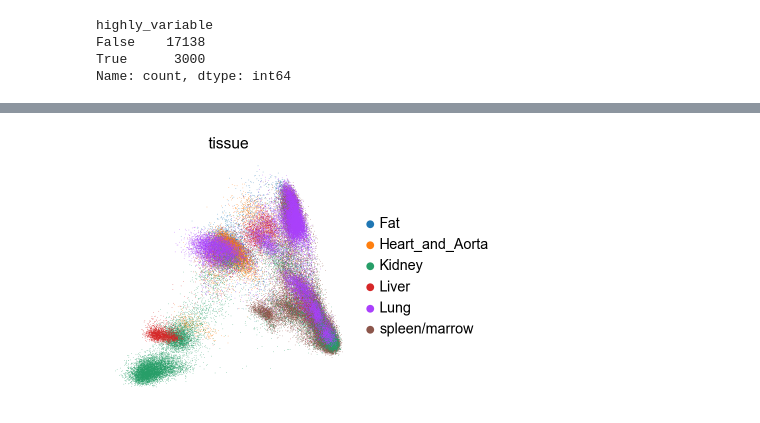
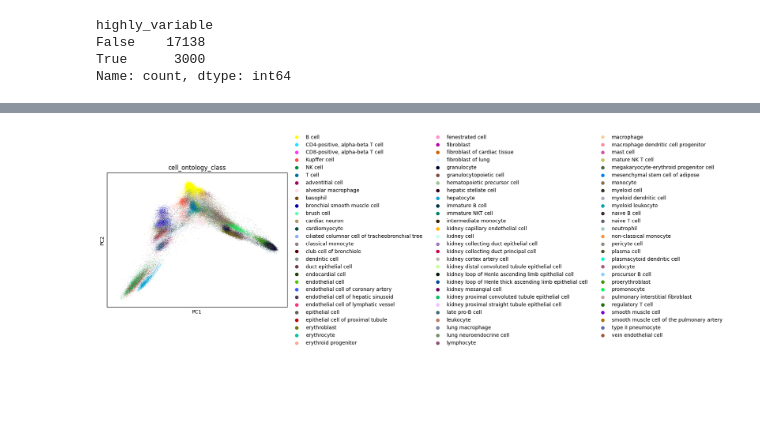
Before and after one commit to baoluwei7-lang/-, a Jupyter notebook: notebooks/04_QC.ipynb, the cells around one changed output, grey strips where cells are left out. Cells and saved outputs as stored; diff of their text form; code cells hidden in the pictures; blank space fills up the shorter version.

```diff
--- a/notebooks/04_QC.ipynb
+++ b/notebooks/04_QC.ipynb
@@ -32,11 +28,11 @@ sc.settings.set_figure_params(dpi=80, facecolor="white", frameon=False)
 # %%
 samples = {
-    "adata_fat": r"D:\Desktop\--main\data_interim\adata_Fat_standardized.h5ad",
-    "adata_spleen_marrow": r"D:\Desktop\--main\data_interim\adata_spleen_marrow_standardized.h5ad",
-    "adata_heart_and_aorta": r"D:\Desktop\--main\data_interim\adata_Heart_and_Aorta_standardized.h5ad",
-    "adata_kidney": r"D:\Desktop\--main\data_interim\adata_Kidney_standardized.h5ad",
-    "adata_liver": r"D:\Desktop\--main\data_interim\adata_Liver_standardized.h5ad",
-    "adata_lung": r"D:\Desktop\--main\data_interim\adata_Lung_standardized.h5ad",
+    "adata_fat": r"D:\Desktop\--main\data_interim\Fat_checked.h5ad",
+    "adata_spleen_marrow": r"D:\Desktop\--main\data_interim\spleen_marrow_checked.h5ad",
+    "adata_heart_and_aorta": r"D:\Desktop\--main\data_interim\Heart_and_Aorta_checked.h5ad",
+    "adata_kidney": r"D:\Desktop\--main\data_interim\Kidney_checked.h5ad",
+    "adata_liver": r"D:\Desktop\--main\data_interim\Liver_checked.h5ad",
+    "adata_lung": r"D:\Desktop\--main\data_interim\Lung_checked.h5ad",
 }
 adatas = {}
 for sample_id, path in samples.items():
@@ -339,10 +277,0 @@ with open("../workflows/01_qc_v1.ga","w") as f:
-# %%
-# Suppress verbose logging from Scanpy
-sc.settings.verbosity = 0
-
-# Set figure parameters for clean, minimal plots
-sc.settings.set_figure_params(dpi=80, facecolor="white", frameon=False)
-
-rcb.logger.setLevel(logging.ERROR)
-
-%load_ext rpy2.ipython
@@ -352,6 +282,2 @@ The rpy2.ipython extension is already loaded. To reload it, use:
 # %%
 adata = ad.read_h5ad("../data_interim/filtered_doublet.h5ad")
-# %%
-scales_counts = sc.pp.normalize_total(adata, target_sum=None, inplace=False)
-# log1p transform
-adata.layers["log1p_norm"] = sc.pp.log1p(scales_counts["X"], copy=True)
@@ -367,4 +301,2 @@ plt.show()
 # %%
 adata.write("../data_interim/normalized.h5ad")
-# %%
-adata = ad.read_h5ad("../data_interim/normalized.h5ad")
@@ -411,4 +337,4 @@ sc.pp.pca(adata_hvg,n_comps=30,svd_solver="arpack")
 # %%
-sc.pl.pca_scatter(adata_hvg, color="tissue")
+sc.pl.pca_scatter(adata, color="cell_ontology_class")
 # %% [output]
-[figure, old version]
+[figure, new version]
```
Also changed, not shown: parts of 45 cells of this notebook.
